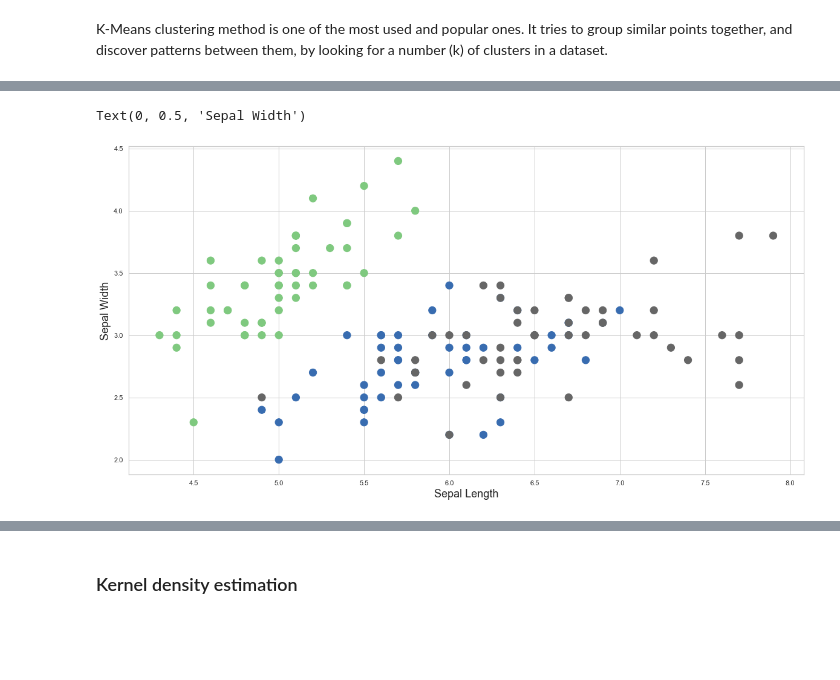
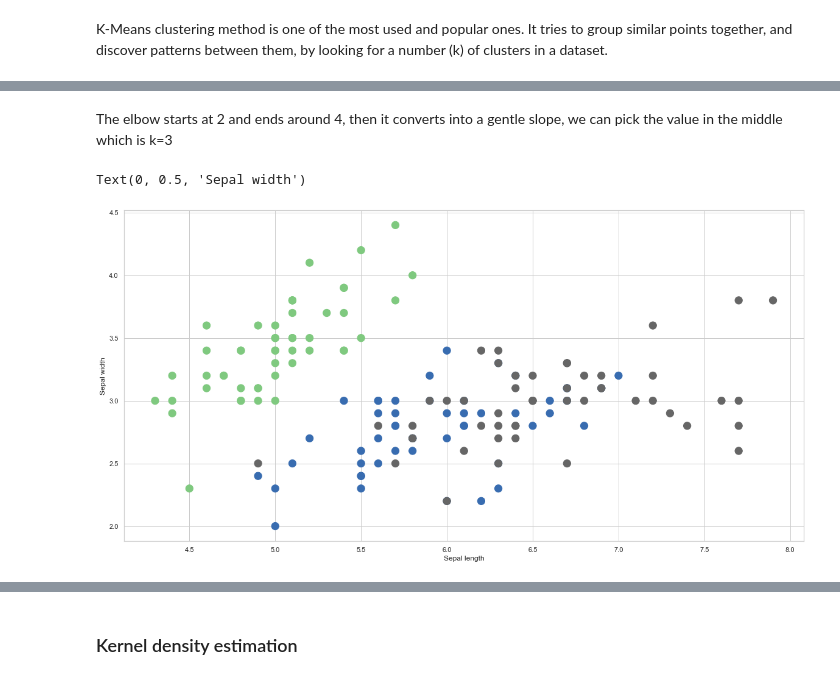
Before and after one commit to ulmii/machine-learning, a Jupyter notebook: ml.ipynb, the cells around one changed output, grey strips where cells are left out. Cells and saved outputs as stored; diff of their text form; code cells hidden in the pictures; blank space fills up the shorter version.

```diff
--- a/ml.ipynb
+++ b/ml.ipynb
@@ -198,0 +65,2 @@ K-Means clustering method is one of the most used and popular ones. It tries to
+# %%
+column_names = ['Sepal length', 'Sepal width', 'Petal length', 'Petal width']
@@ -201,7 +88,9 @@ X, Y = datasets.load_iris(return_X_y=True)
+# %% [markdown]
+The elbow starts at 2 and ends around 4, then it converts into a gentle slope, we can pick the value in the middle which is k=3
 # %%
 plt.scatter(X[:,0], X[:,1], c=Y, cmap = 'Accent', s=150)
-plt.xlabel('Sepal Length', fontsize=18)
-plt.ylabel('Sepal Width', fontsize=18)
+plt.xlabel(column_names[0])
+plt.ylabel(column_names[1])
 # %% [output]
-Text(0, 0.5, 'Sepal Width')
+Text(0, 0.5, 'Sepal width')
-[figure, old version]
+[figure, new version]
```
Also changed, not shown: parts of 83 cells of this notebook.
